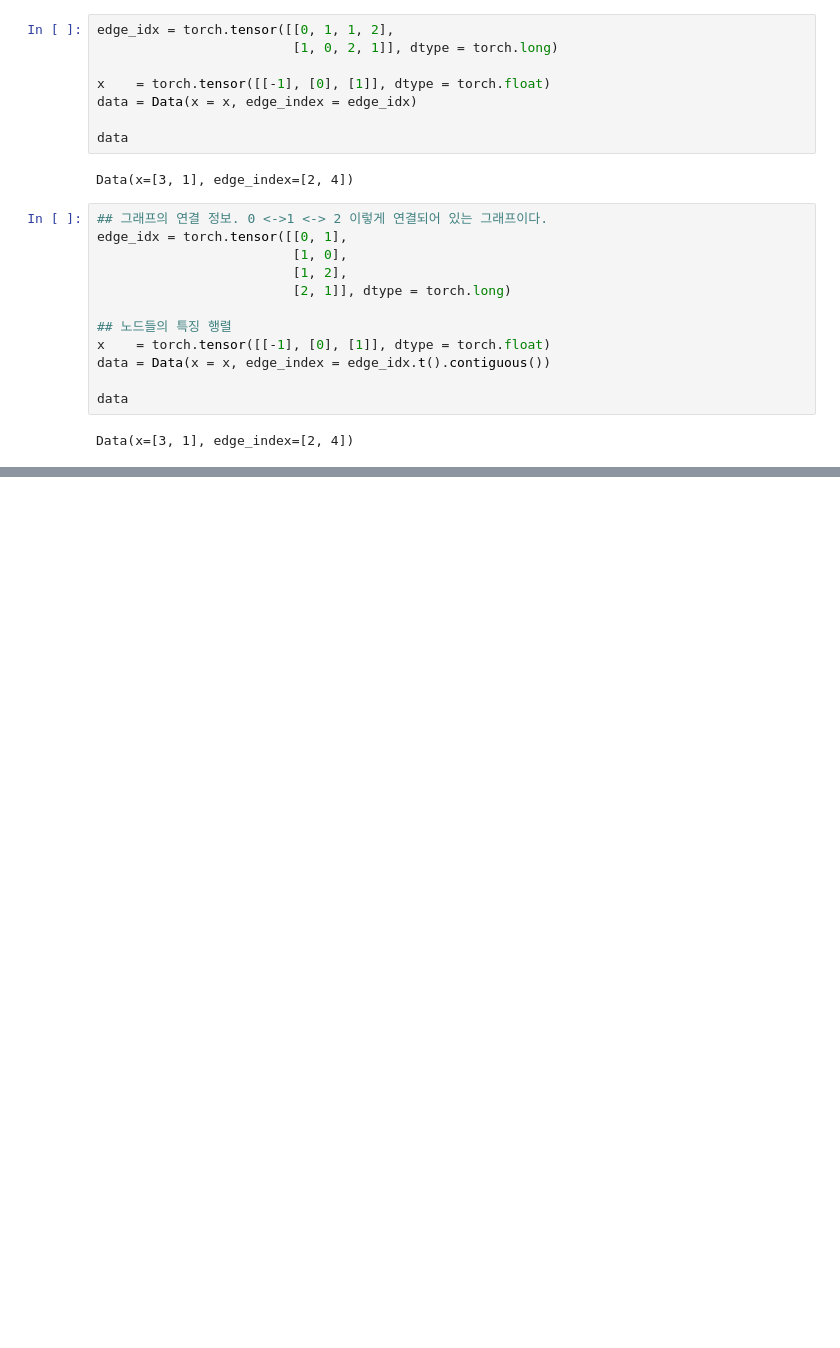
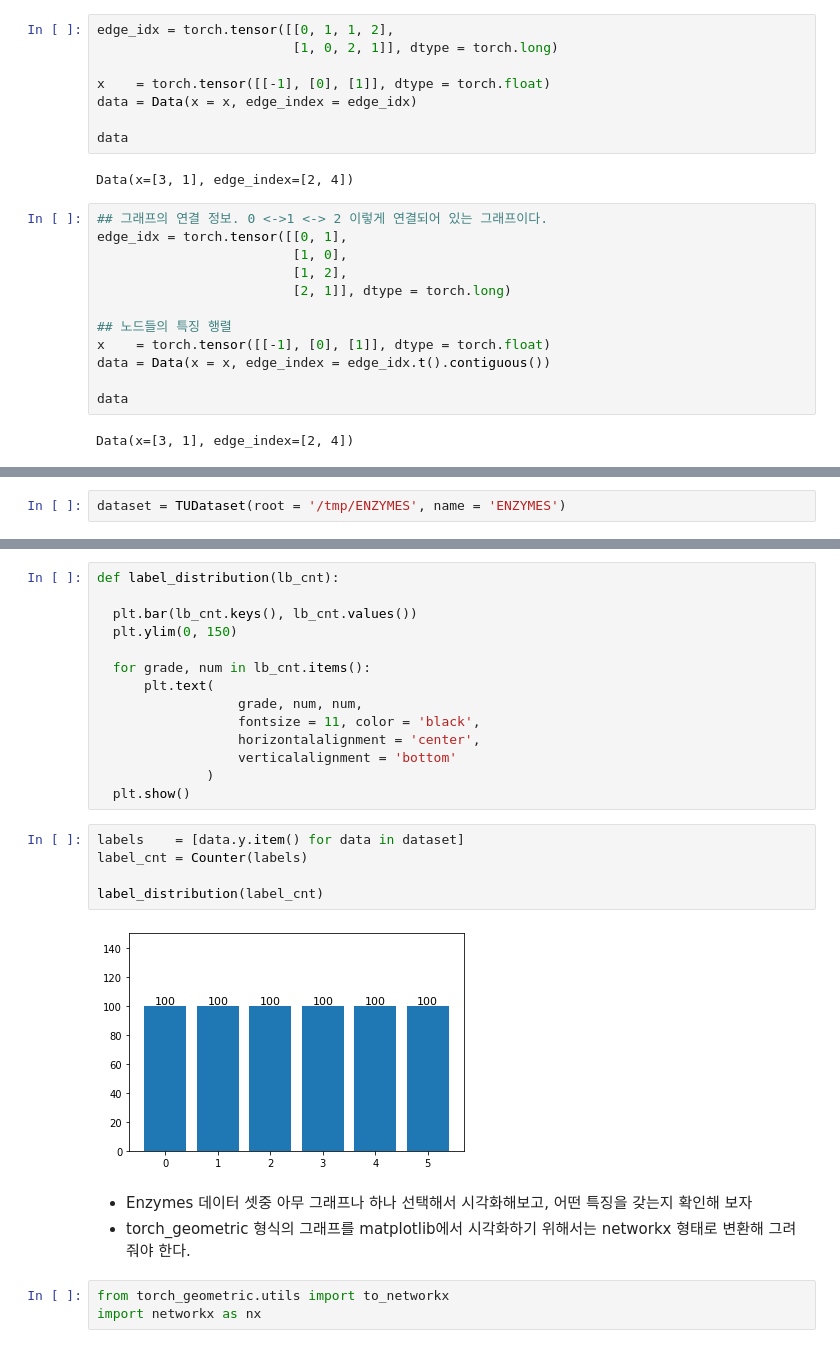
Before and after one commit to EvoDmiK/TIL, a Jupyter notebook: AI_study/basic/pytorch/0.basics/0.2.pytorch_geometric_basic.ipynb, the cells around one changed output, grey strips where cells are left out. Drawn from its saved outputs; the diff is of its cells as text; blank space fills up the shorter version.

Commit message:
torch basic 내용 완성

```diff
--- a/AI_study/basic/pytorch/0.basics/0.2.pytorch_geometric_basic.ipynb
+++ b/AI_study/basic/pytorch/0.basics/0.2.pytorch_geometric_basic.ipynb
@@ -204,0 +245,2 @@ is graph directed?  : False
+# %%
+dataset = TUDataset(root = '/tmp/ENZYMES', name = 'ENZYMES')
@@ -204,0 +260,27 @@ is graph directed?  : False
+# %%
+def label_distribution(lb_cnt):
+
+  plt.bar(lb_cnt.keys(), lb_cnt.values())
+  plt.ylim(0, 150)
+
+  for grade, num in lb_cnt.items():
+      plt.text(
+                  grade, num, num,
+                  fontsize = 11, color = 'black',
+                  horizontalalignment = 'center',
+                  verticalalignment = 'bottom'
+              )
+  plt.show()
+# %%
+labels    = [data.y.item() for data in dataset]
+label_cnt = Counter(labels)
+
+label_distribution(label_cnt)
+# %% [output]
+[figure, added]
+# %% [markdown]
+- Enzymes 데이터 셋중 아무 그래프나 하나 선택해서 시각화해보고, 어떤 특징을 갖는지 확인해 보자
+- torch_geometric 형식의 그래프를 matplotlib에서 시각화하기 위해서는 networkx 형태로 변환해 그려줘야 한다.
+# %%
+from torch_geometric.utils import to_networkx
+import networkx as nx
```
Also changed, not shown: parts of 35 cells of this notebook.
